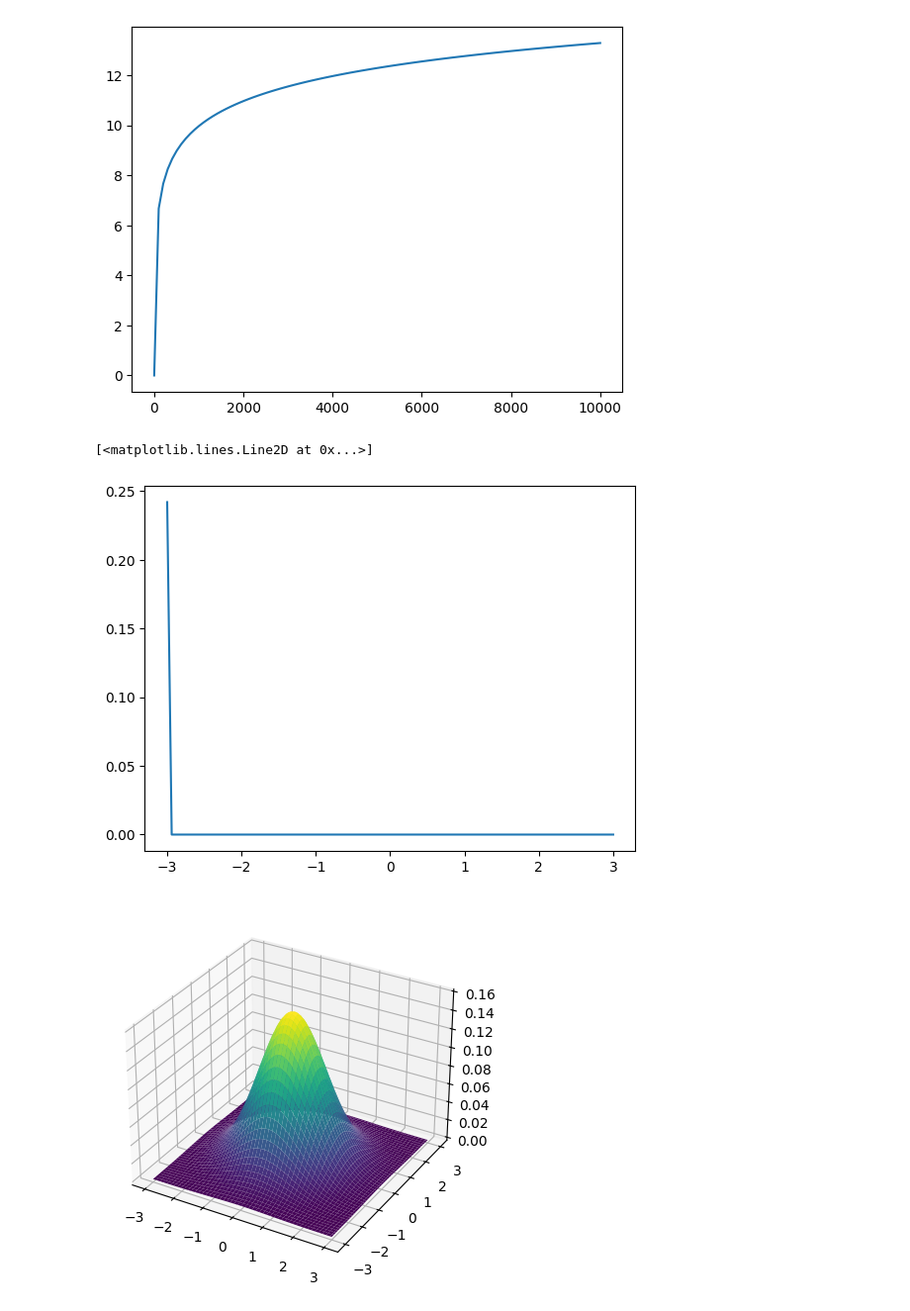
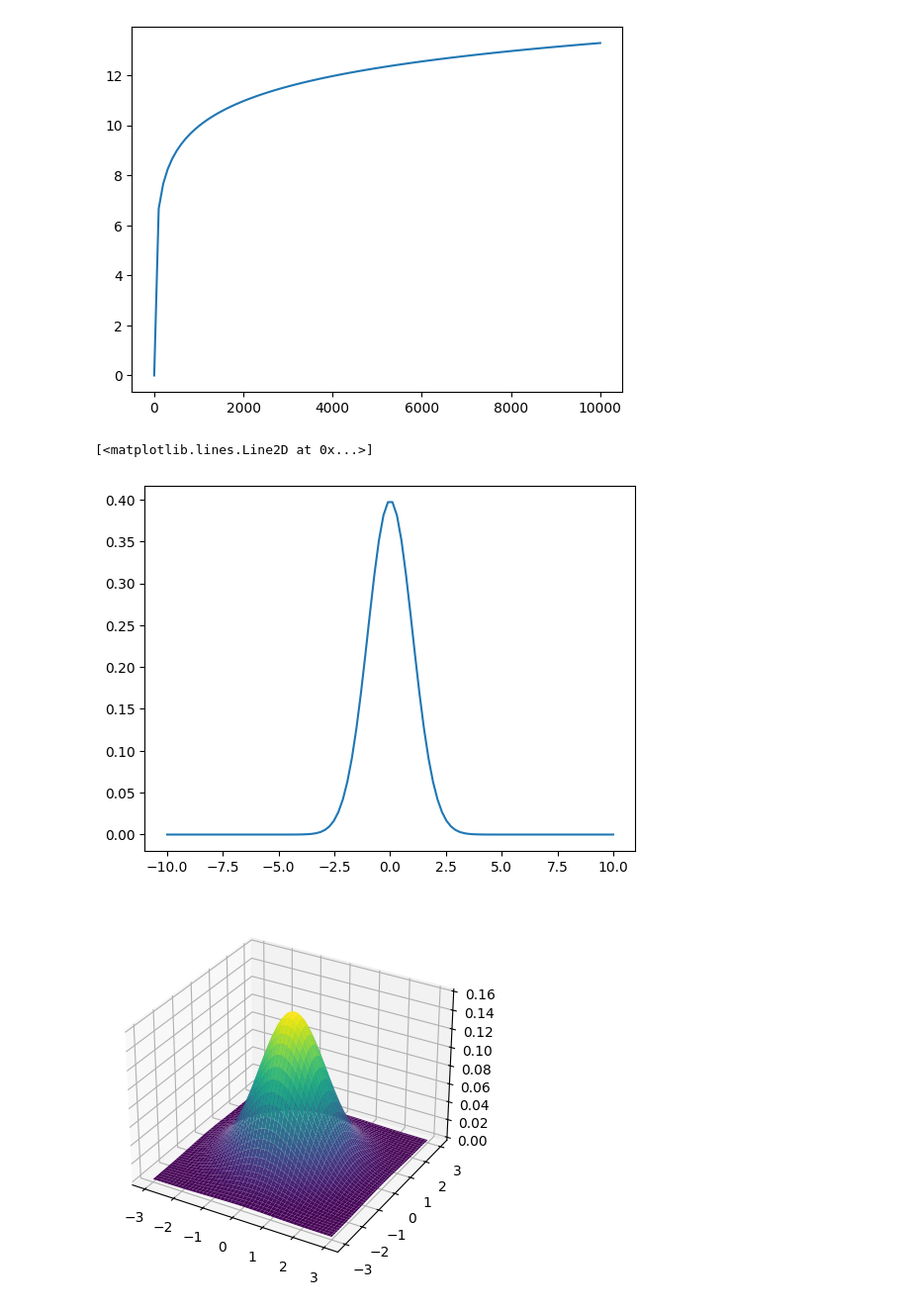
Before and after one commit to Louis-codes/TUM_deep_learning, a Jupyter notebook: 01_math_recap.ipynb, the cells around one changed output. Shown at 99% size. Cells and saved outputs as stored; diff of their text form; code cells hidden in the pictures.

```diff
--- a/01_math_recap.ipynb
+++ b/01_math_recap.ipynb
@@ -32,15 +22,14 @@ plt.show()
 [figure]
 # %%
 mu, sigma = 0, 1
-gauss = (1/(np.sqrt(2*np.pi*sigma**2))) * np.exp(-(x-mu)**2/(2*sigma**2))
-
-n = np.linspace(start = -3, stop = 3, num = 100)
+def gauss(x): return (1/(np.sqrt(2*np.pi*sigma**2))) * np.exp(-(x-mu)**2/(2*sigma**2))
+n = np.linspace(start = -10, stop = 10, num = 100)
 
 plt.figure()
-plt.plot(n, gauss)
+plt.plot(n, gauss(n))
 # %% [output]
 [<matplotlib.lines.Line2D at 0x...>]
-[figure, old version]
+[figure, new version]
 # %%
 from scipy.stats import multivariate_normal
 
```
Also changed, not shown: parts of 5 cells of this notebook.
